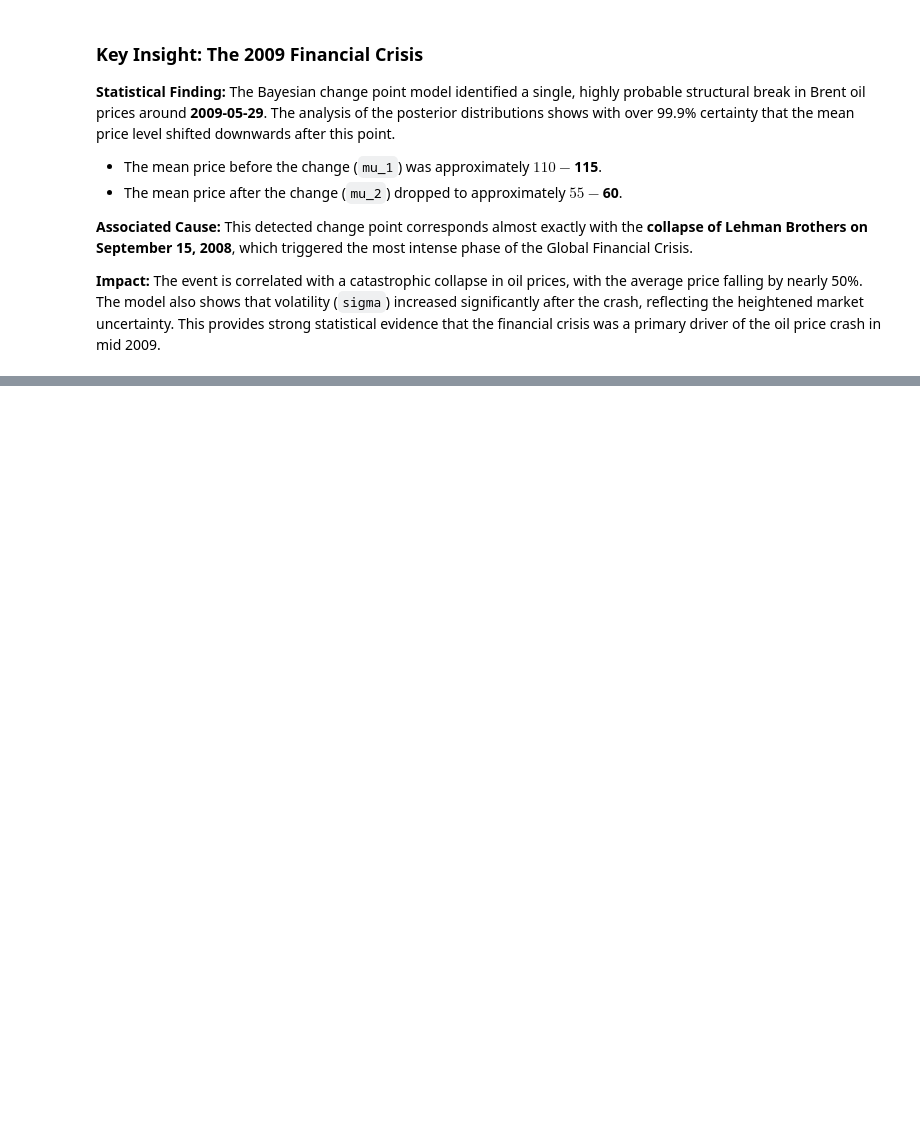
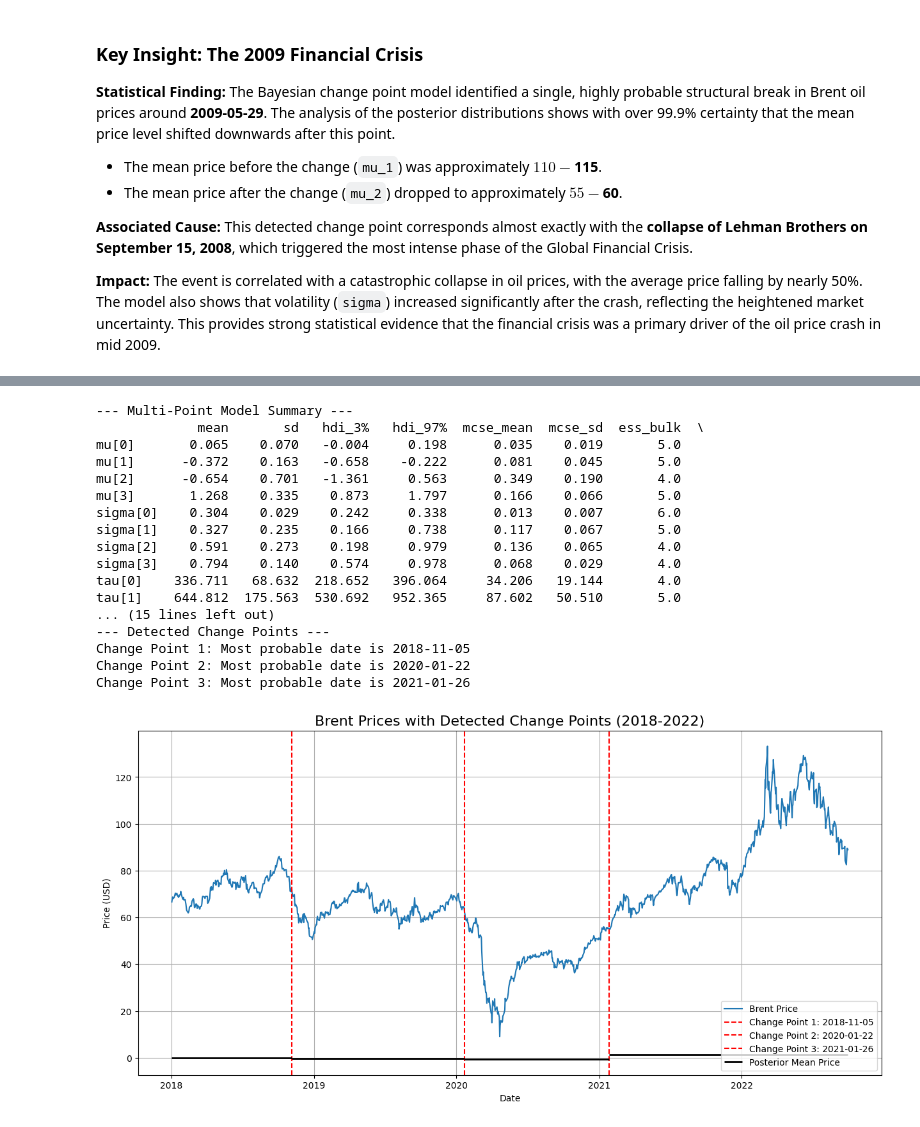
Before and after one commit to fuaSmart/birhan-energies-analysis, a Jupyter notebook: notebooks/brent_oil_analysis.ipynb, the cells around one changed output, grey strips where cells are left out. Cells and saved outputs as stored; diff of their text form; code cells hidden in the pictures; blank space fills up the shorter version.

```diff
--- a/notebooks/brent_oil_analysis.ipynb
+++ b/notebooks/brent_oil_analysis.ipynb
@@ -276,0 +387,61 @@ Most probable change point detected on: 2009-05-29
+# %%
+# 3: Interpreting the Multi-Point Model Results
+
+summary_multi = az.summary(trace_multi, var_names=['mu', 'sigma', 'tau'])
+print("--- Multi-Point Model Summary ---")
+# Make sure all r_hat values are close to 1.0
+print(summary_multi)
+
+tau_samples_multi = trace_multi.posterior['tau'].values
+tau_samples_multi = tau_samples_multi.reshape(-1, n_changes)
+
+change_point_indices = [int(pd.Series(tau_samples_multi[:, i]).mode()[0]) for i in range(n_changes)]
+change_point_dates = [dates_multi[i] for i in change_point_indices]
+
+print("\n--- Detected Change Points ---")
+for i, date in enumerate(change_point_dates):
+    print(f"Change Point {i+1}: Most probable date is {date.date()}")
+
+
+mu_means = summary_multi.loc[[f'mu[{i}]' for i in range(n_changes + 1)]]['mean'].values
+
+plt.figure(figsize=(15, 7))
+plt.plot(dates_multi, prices_multi, label='Brent Price')
+
+for i, date in enumerate(change_point_dates):
+    plt.axvline(date, color='r', linestyle='--', label=f'Change Point {i+1}: {date.date()}')
+
+current_start_idx = 0
+for i in range(n_changes):
+    plt.hlines(mu_means[i], dates_multi[current_start_idx], dates_multi[change_point_indices[i]],
+               color='k', linestyle='-', linewidth=2)
+    current_start_idx = change_point_indices[i]
+
+plt.hlines(mu_means[-1], dates_multi[current_start_idx], dates_multi[-1],
+           color='k', linestyle='-', linewidth=2, label='Posterior Mean Price')
+
+plt.title('Brent Prices with Detected Change Points (2018-2022)', fontsize=16)
+plt.xlabel('Date')
+plt.ylabel('Price (USD)')
+plt.legend()
+plt.grid(True)
+plt.show()
+# %% [output]
+--- Multi-Point Model Summary ---
+             mean       sd   hdi_3%   hdi_97%  mcse_mean  mcse_sd  ess_bulk  \
+mu[0]       0.065    0.070   -0.004     0.198      0.035    0.019       5.0
+mu[1]      -0.372    0.163   -0.658    -0.222      0.081    0.045       5.0
+mu[2]      -0.654    0.701   -1.361     0.563      0.349    0.190       4.0
+mu[3]       1.268    0.335    0.873     1.797      0.166    0.066       5.0
+sigma[0]    0.304    0.029    0.242     0.338      0.013    0.007       6.0
+sigma[1]    0.327    0.235    0.166     0.738      0.117    0.067       5.0
+sigma[2]    0.591    0.273    0.198     0.979      0.136    0.065       4.0
+sigma[3]    0.794    0.140    0.574     0.978      0.068    0.029       4.0
+tau[0]    336.711   68.632  218.652   396.064     34.206   19.144       4.0
+tau[1]    644.812  175.563  530.692   952.365     87.602   50.510       5.0
+... (15 lines left out)
+--- Detected Change Points ---
+Change Point 1: Most probable date is 2018-11-05
+Change Point 2: Most probable date is 2020-01-22
+Change Point 3: Most probable date is 2021-01-26
+[figure, added]
```
Also changed, not shown: parts of 6 cells of this notebook.
